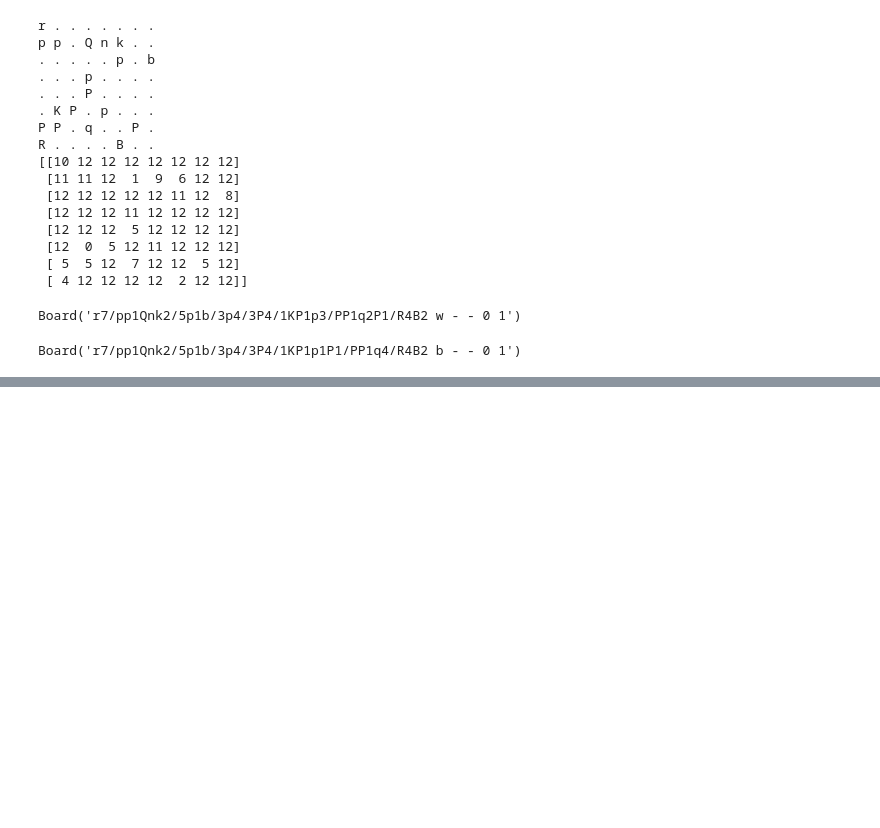
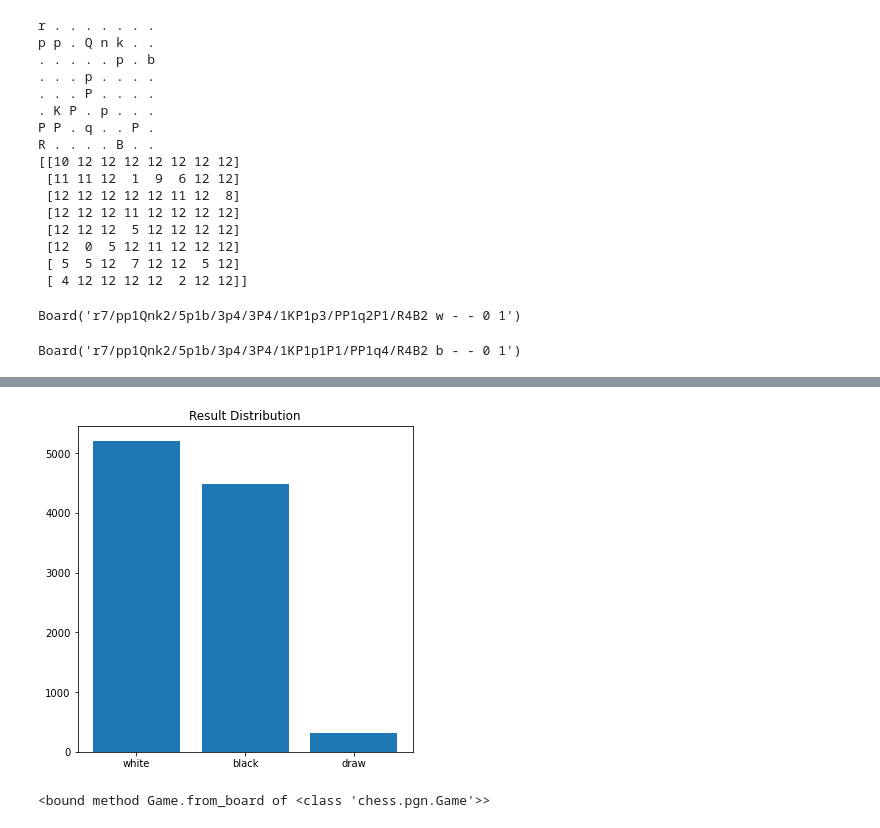
Before and after one commit to angusturner/neural_chess, a Jupyter notebook: notebooks/explore.ipynb, the cells around one changed output, grey strips where cells are left out. Drawn from its saved outputs; the diff is of its cells as text; code cells hidden in the pictures; blank space fills up the shorter version.

```diff
--- a/notebooks/explore.ipynb
+++ b/notebooks/explore.ipynb
@@ -278,0 +343,12 @@ list(board.pseudo_legal_moves)
+# %%
+# view the distribution of results! (over all ELOs and time controls)
+plt.figure(figsize=(6, 6))
+plt.title("Result Distribution")
+plt.bar(x=["white", "black", "draw"], height=np.bincount(results))
+plt.show();
+# %% [output]
+[figure, added]
+# %%
+Game.from_board
+# %% [output]
+<bound method Game.from_board of <class 'chess.pgn.Game'>>
```
Also changed, not shown: parts of 11 cells of this notebook, 5 other files.
